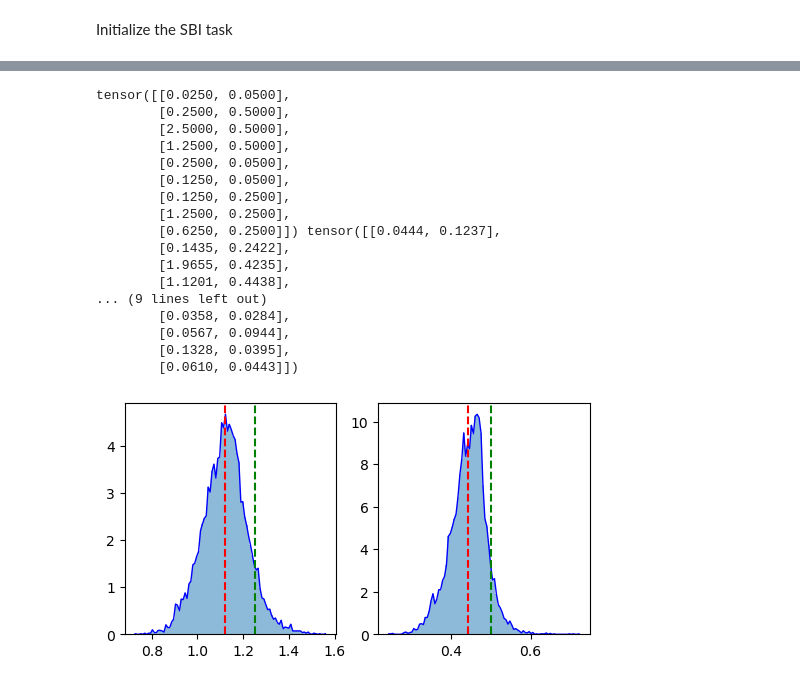
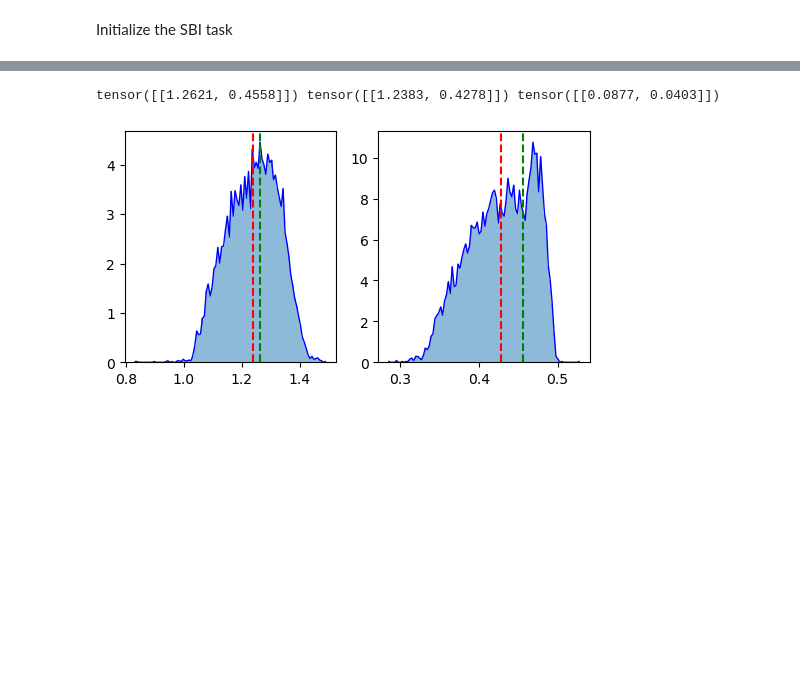
Before and after one commit to nidropakshin2/Sequential-FMPE, a Jupyter notebook: code/notebooks/tutorial.ipynb, the cells around one changed output, grey strips where cells are left out. Saved outputs shown, nothing was run; the diff lists cells and outputs as text; code cells hidden in the pictures; blank space fills up the shorter version.

```diff
--- a/code/notebooks/tutorial.ipynb
+++ b/code/notebooks/tutorial.ipynb
@@ -51,7 +51,7 @@ from sfmpe.tasks.SIR import SIRTask
 # config_path = './configs/sir_config.yaml'
 # with open(config_path) as f:
 #     config = yaml.safe_load(f)
-device = 'cuda'
+device = 'cuda' if torch.cuda.is_available() else 'cpu'
 task = SIRTask(config, device)
 task.summary.to(device)
 logger = task.logger
@@ -65,7 +65,7 @@ from sfmpe.core.distributions import Uniform, Normal
 
 
 init_dist = Normal(dim=task.theta_dim)
-velocity_model = SimpleVelocityField(task.theta_dim, task.data_dim)
+velocity_model = SimpleVelocityField(task.theta_dim, task.data_dim, num_layers=5)
 path = AffinePath()
 flow_model = FlowModel(velocity_model, init_dist, path)
 logger.info("Initialized flow model")
@@ -100,6 +100,7 @@ from sfmpe.inference.sequential.proposal import Proposal, ProposalParams
 #                            [1.25, 0.25],
 #                            [0.625, 0.25]
 #                            ])
+
 theta_0 = torch.tensor([[1.2621, 0.4558]]).to(device)
 x_0 = task.summarize(task.simulate(theta_0))
 # theta_0, x_0 = theta_0.expand(5, -1), x_0.expand(5, -1)
@@ -110,7 +111,7 @@ params.task = task
 params.method = "Truncated"
 params.theta_0 = theta_0
 params.x_0 = x_0
-params.method_params = {'scale': 0.8, 'quantile': 0.1}
+params.method_params = {'scale': 0.8, 'quantile': 0.8}
 
 
 datetime = time.strftime("%Y-%m-%d_%H_%M_%S")
@@ -118,7 +119,7 @@ path = f"./models/SIR_{datetime}.pth.tar.gz"
 
 num_rounds = 3
 sims_per_round = 1000
-sims_per_sample = 1
+sims_per_sample = 5
 epochs = 1000
 show_every = epochs // 10
 
@@ -133,10 +134,10 @@ if train:
                         path=path, epochs=epochs,
                         show_every=show_every,
                         clean_sampling=True, device=device,
-                        batch_size=500, shuffle=True,)
+                        batch_size=500, shuffle=True, num_workers=0)
    loss = manager.losses
    _, ax = plt.subplots()
    ax.plot(loss)
 else:
-   manager.load_model("./models/SIR_2026-09-04_10_09_55.pth.zip")
+   manager.load_model("./models/SIR_2026-09-15_16_35_02.pth.tar.gz")
 # %% [output]
@@ -180,27 +194,0 @@ else:
-# %%
-datetime = time.strftime("%Y-%m-%d_%H_%M_%S")
-path = f"./models/SIR_{datetime}.pth.tar.gz"
-
-num_rounds = 3
-sims_per_round = 10000
-sims_per_sample = 1
-epochs = 1000
-show_every = epochs // 10
-
-train = True
-
-manager = RoundManager(task, fm_estimator, params, device=device)
-
-if train:
-   manager.run_sequential(num_rounds=num_rounds,
-                        sims_per_round=sims_per_round,
-                        sims_per_sample=sims_per_sample,
-                        path=path, epochs=epochs,
-                        show_every=show_every,
-                        clean_sampling=True, device=device,
-                        batch_size=500, shuffle=True,)
-   loss = manager.losses
-   _, ax = plt.subplots()
-   ax.plot(loss)
-else:
-   manager.load_model("./models/SIR_2026-09-04_10_09_55.pth.zip")
@@ -318,52 +212,36 @@ dist_plot(
 # %%
-K = 3
+K = 0
 pred = posterior.sample((10000,)).detach().cpu()
 print(theta_0, pred.mean(dim=0), pred.std(dim=0))
 
 def dist_plot2(*dists, true_param=None, pred_param=None):
     # assert len(dist1.shape) == len(dist2.shape) and dist1.shape[-1] == dist2.shape[-1]
     theta_dim = dists[0].shape[-1]
     K = dists[0].shape[-2]
     num_bins  = [int(dists[i].shape[0] ** 0.5) for i in range(len(dists))]
 
     _, ax = plt.subplots(len(dists), theta_dim, sharex='col', figsize=(3*theta_dim, 3*len(dists)))
     if len(dists) == 1:
         ax = [ax]
     for j in range(theta_dim):
         for thetas, i in zip(dists, range(len(dists))):
             for k in range(K):
                 counts, bins, patches = ax[i][j].hist(thetas[:, k, j], bins=num_bins[i], alpha=0.5, density=True)
 
                 bin_centers = (bins[:-1] + bins[1:]) / 2
 
                 ax[i][j].plot(bin_centers, counts, 'b-', linewidth=1)
 
                 if true_param is not None:
                     ax[i][j].axvline(x=true_param[k, j], linestyle='--', color='green')
 
                 if pred_param is not None:
                     ax[i][j].axvline(x=pred_param[k, j], linestyle='--', color='red')
 
 dist_plot2(pred[:, K, :].unsqueeze(1).detach().cpu(), true_param=theta_0[K].unsqueeze(0).detach().cpu(), pred_param=pred.mean(dim=0)[K].unsqueeze(0))
 # %% [output]
-tensor([[0.0250, 0.0500],
-        [0.2500, 0.5000],
-        [2.5000, 0.5000],
-        [1.2500, 0.5000],
-        [0.2500, 0.0500],
-        [0.1250, 0.0500],
-        [0.1250, 0.2500],
-        [1.2500, 0.2500],
-        [0.6250, 0.2500]]) tensor([[0.0444, 0.1237],
-        [0.1435, 0.2422],
-        [1.9655, 0.4235],
-        [1.1201, 0.4438],
-... (9 lines left out)
-        [0.0358, 0.0284],
-        [0.0567, 0.0944],
-        [0.1328, 0.0395],
-        [0.0610, 0.0443]])
+tensor([[1.2621, 0.4558]]) tensor([[1.2383, 0.4278]]) tensor([[0.0877, 0.0403]])
-[figure, old version]
+[figure, new version]
 # %%
 # import corner
 
```
Also changed, not shown: parts of 5 cells of this notebook, 8 other files.
